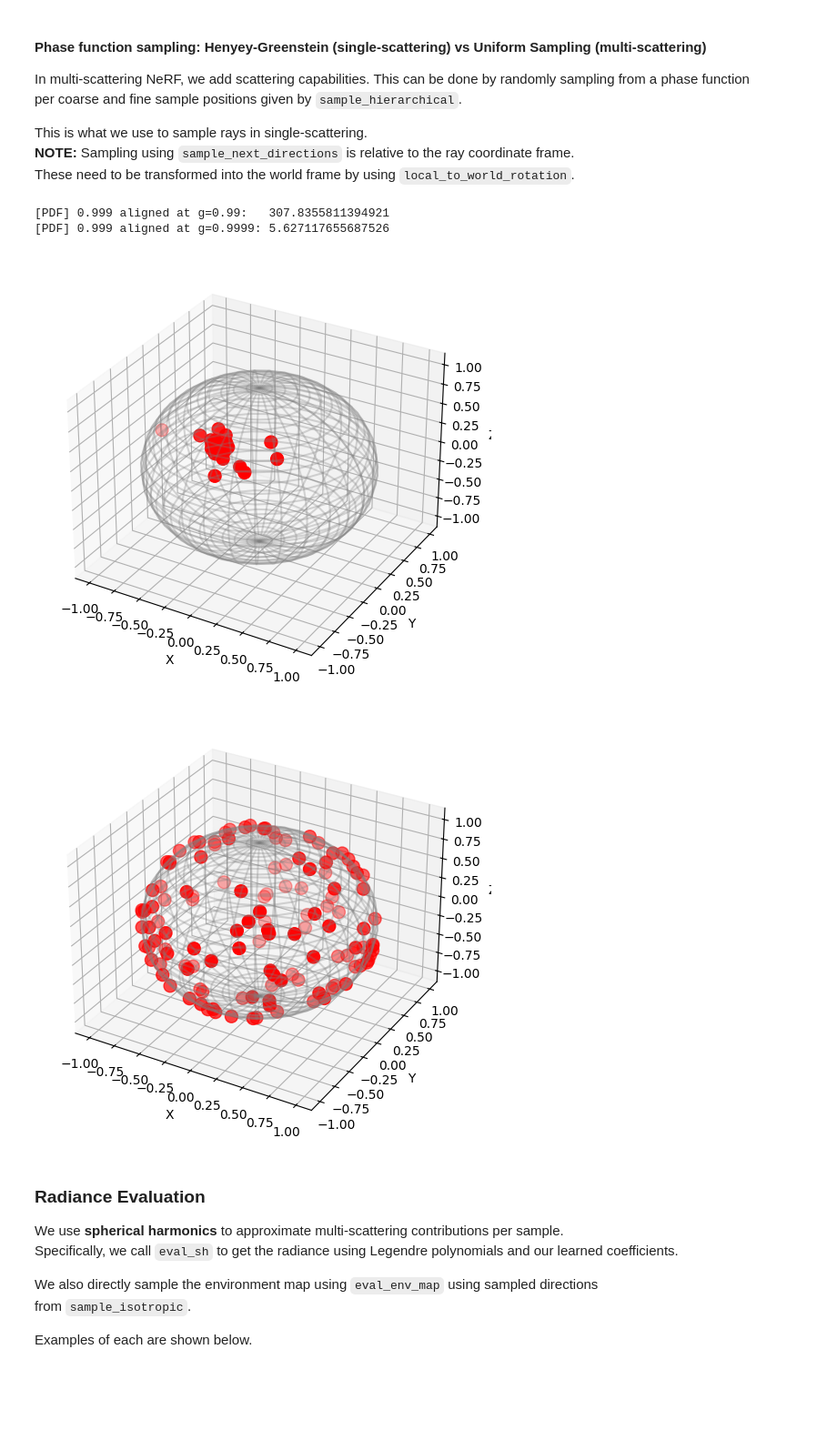
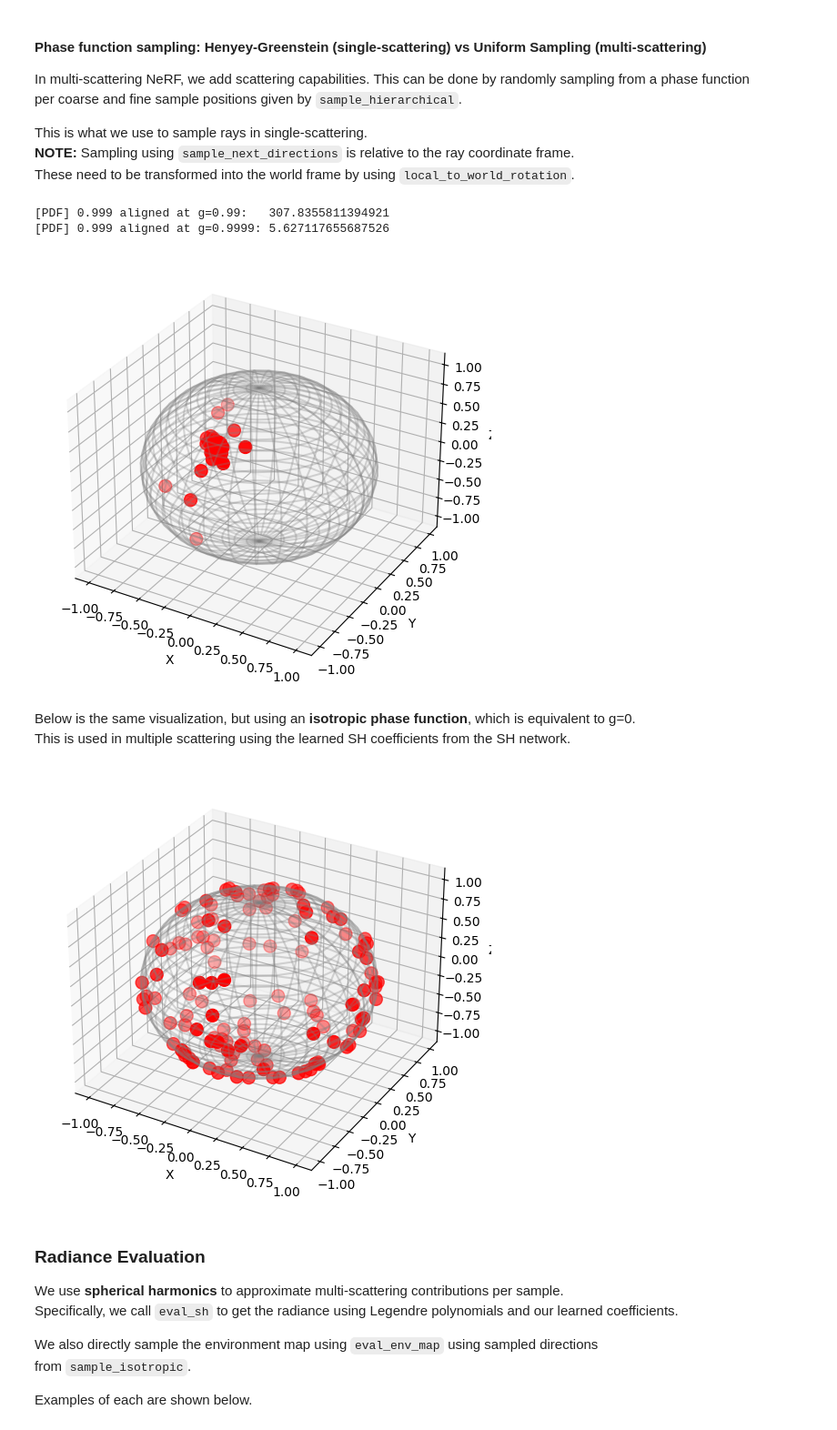
Before and after one commit to stonecodecs/neural_scattering_field, a Jupyter notebook: demo.ipynb, the cells around one changed output. Shown at 91% size. Drawn from its saved outputs; the diff is of its cells as text; code cells hidden in the pictures; blank space fills up the shorter version.

Commit message:
edits to single scattering, TODO: multiscattering in demo, then training loop

```diff
--- a/demo.ipynb
+++ b/demo.ipynb
@@ -92,6 +93,7 @@ from utils import local_to_world_rotation, spherical_to_cartesian, cartesian_to_
 
 # generate samples; play with 'g' and see how sampling densities change throughout the spherical area
 # also, change 'ray_dir' to update the position in world coordinates (NOTE: +z in the plot is upward, unlike our volume renderer)
+num_rays_to_shoot = 128
 ray_dir = torch.tensor([0,-1,1], dtype=torch.float32)  # w.r.t world
 g = 0.99
 
@@ -99,13 +101,14 @@ g = 0.99
 R = local_to_world_rotation(ray_dir.reshape(-1,3))
 
 # NOTE: lots of discrepancy between 0.99 and 0.9999. The sensitivity to change is highly non-linear
-# (maybe this could impact training? Maybe there's a transformation that can make this behave better.)
+# (could this impact training? Maybe there's a transformation that can make this behave better. TODO)
 # additonally, if you check the henyey_greenstein_pdf, you can see that if g ~= 1, then even the smallest offset
 # of cos_theta can go from extremely high probability density to very low ones.
 print("[PDF] 0.999 aligned at g=0.99:\t", henyey_greenstein_pdf(1 - 1e-4, g=0.99))
 print("[PDF] 0.999 aligned at g=0.9999:", henyey_greenstein_pdf(1 - 1e-4, g=0.9999))
 
-theta_phi = sample_henyey_greenstein(*torch.rand(2, 128), g=g) # w.r.t the current ray direction
+
+theta_phi = sample_henyey_greenstein(*torch.rand(2, num_rays_to_shoot), g=g) # w.r.t the current ray direction
 local_dirs = spherical_to_cartesian(theta_phi) # (num_samples, 3)
 world_dirs = torch.einsum("bij,kj->bki", R, local_dirs)
 theta_phi = cartesian_to_spherical(world_dirs.squeeze(0))
@@ -113,18 +116,21 @@ visualize_spherical_samples(*theta_phi.T)
 # %% [output]
 [PDF] 0.999 aligned at g=0.99:   307.8355811394921
 [PDF] 0.999 aligned at g=0.9999: 5.627117655687526
-[figure, old version]
+[figure, new version]
+# %% [markdown]
+Below is the same visualization, but using an **isotropic phase function**, which is equivalent to g=0.\
+This is used in multiple scattering using the learned SH coefficients from the SH network.
 # %%
 ## Uniform Demo ##
 from sh import visualize_spherical_samples
 from render import sample_isotropic
 # because uniform/isotropic distribution, we can forego ray to world frame transformations
 # since all directions are equally likely
 
-theta_phi2 = sample_isotropic(*torch.rand(2, 128))
+theta_phi2 = sample_isotropic(*torch.rand(2, num_rays_to_shoot))
 visualize_spherical_samples(*theta_phi2.T)
 # %% [output]
-[figure, old version]
+[figure, new version]
 # %% [markdown]
 ### Radiance Evaluation
 
```
Also changed, not shown: parts of 17 cells of this notebook, 3 other files.
